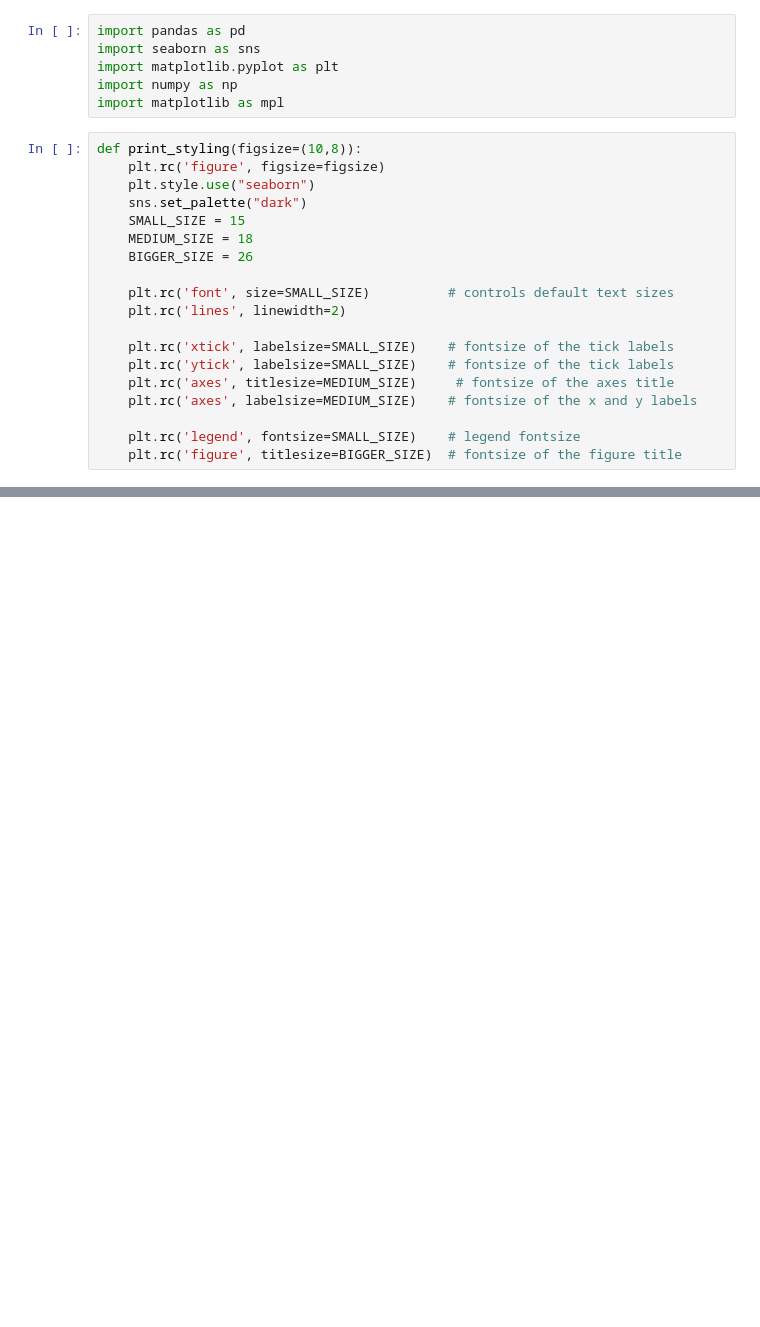
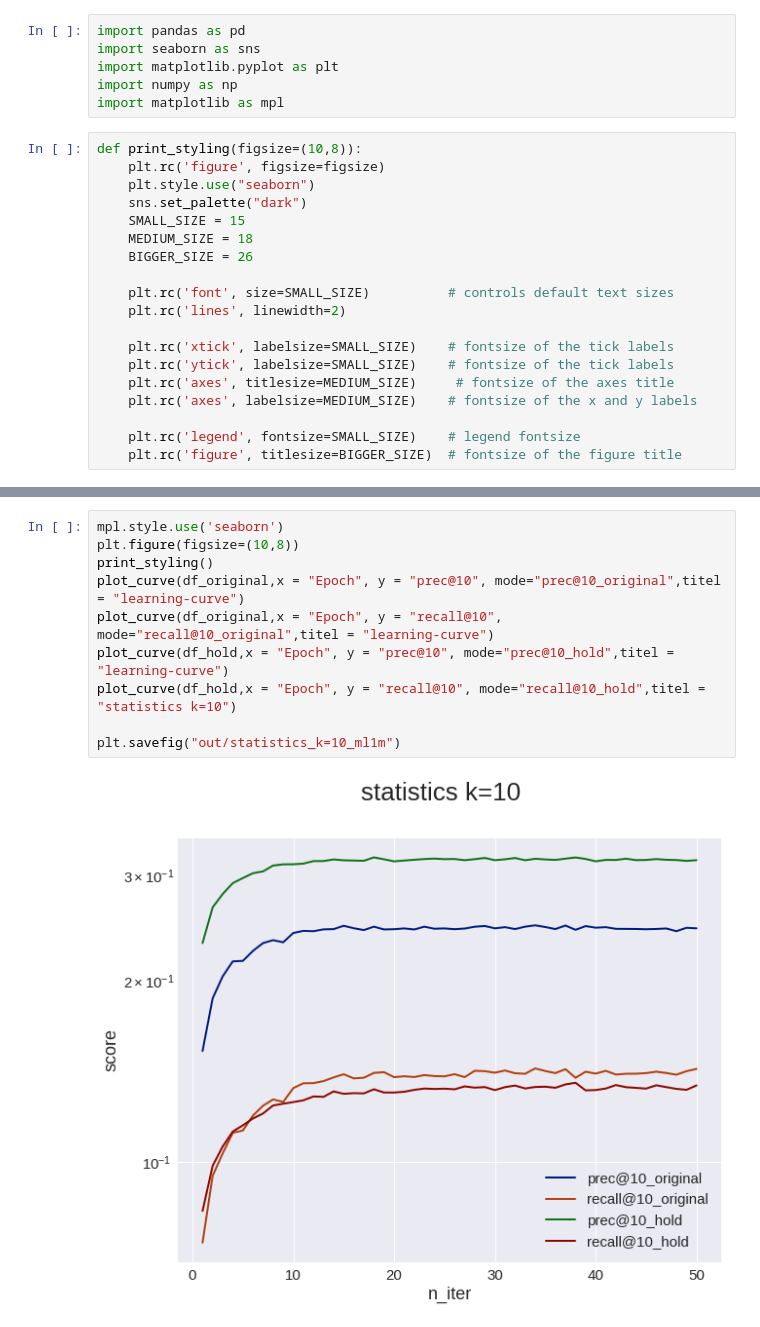
Before and after one commit to axcy0809/Experiment_Design_of_Data_Science, a Jupyter notebook: CosRec/analyse.ipynb, the cells around one changed output, grey strips where cells are left out. Cells and saved outputs as stored; diff of their text form; blank space fills up the shorter version.

```diff
--- a/CosRec/analyse.ipynb
+++ b/CosRec/analyse.ipynb
@@ -72,0 +83,12 @@ plt.plot(df["loss"])
+# %%
+mpl.style.use('seaborn')
+plt.figure(figsize=(10,8))
+print_styling()
+plot_curve(df_original,x = "Epoch", y = "prec@10", mode="prec@10_original",titel = "learning-curve")
+plot_curve(df_original,x = "Epoch", y = "recall@10", mode="recall@10_original",titel = "learning-curve")
+plot_curve(df_hold,x = "Epoch", y = "prec@10", mode="prec@10_hold",titel = "learning-curve")
+plot_curve(df_hold,x = "Epoch", y = "recall@10", mode="recall@10_hold",titel = "statistics k=10")
+
+plt.savefig("out/statistics_k=10_ml1m")
+# %% [output]
+[figure, added]
```
Also changed, not shown: parts of 13 cells of this notebook, 29 other files.
